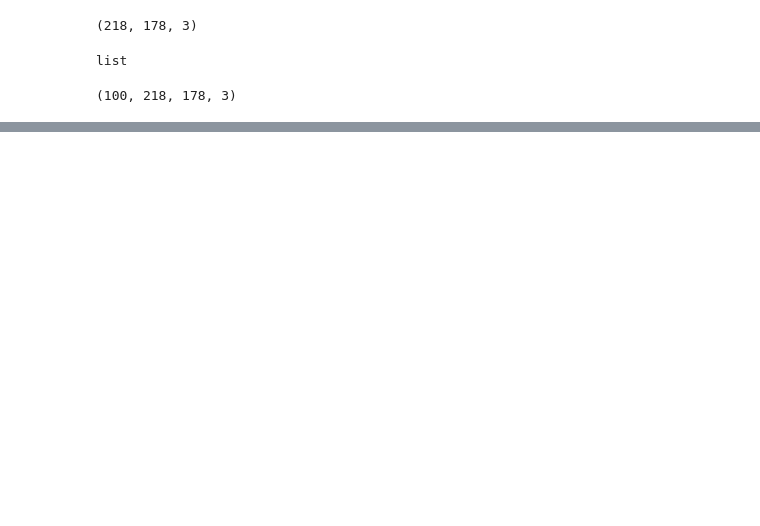
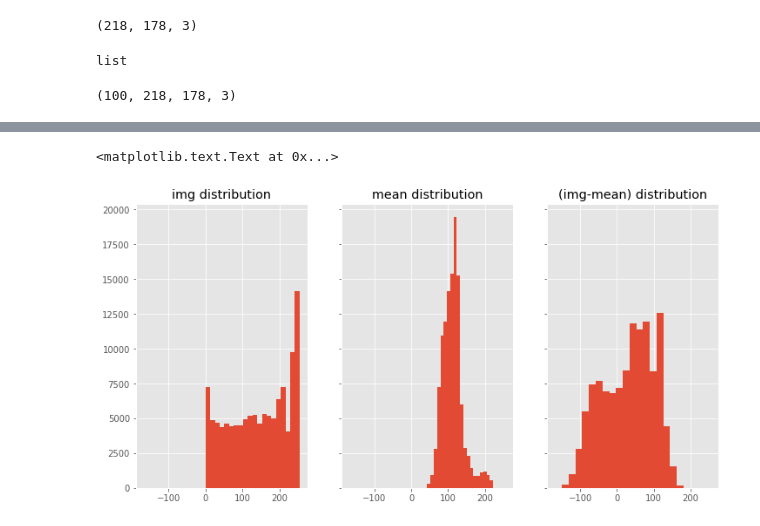
Before and after one commit to goddoe/CADL, a Jupyter notebook: session-1/practice_lecture_1.ipynb, the cells around one changed output, grey strips where cells are left out. Saved outputs shown, nothing was run; the diff lists cells and outputs as text; code cells hidden in the pictures; blank space fills up the shorter version.

```diff
--- a/session-1/practice_lecture_1.ipynb
+++ b/session-1/practice_lecture_1.ipynb
@@ -98,0 +169,12 @@ plt.imshow(np.mean(std_img, axis=2).astype(np.uint8))
+# %%
+bins =20
+fig, axs = plt.subplots(1,3, figsize=(12,6), sharey=True, sharex=True)
+axs[0].hist(data[0].ravel(),bins)
+axs[0].set_title('img distribution')
+axs[1].hist(mean_img.ravel(),bins)
+axs[1].set_title('mean distribution')
+axs[2].hist((data[0]-mean_img).ravel(), bins)
+axs[2].set_title('(img-mean) distribution')
+# %% [output]
+<matplotlib.text.Text at 0x...>
+[figure, added]
```
Also changed, not shown: parts of 51 cells of this notebook, 1 other file.
